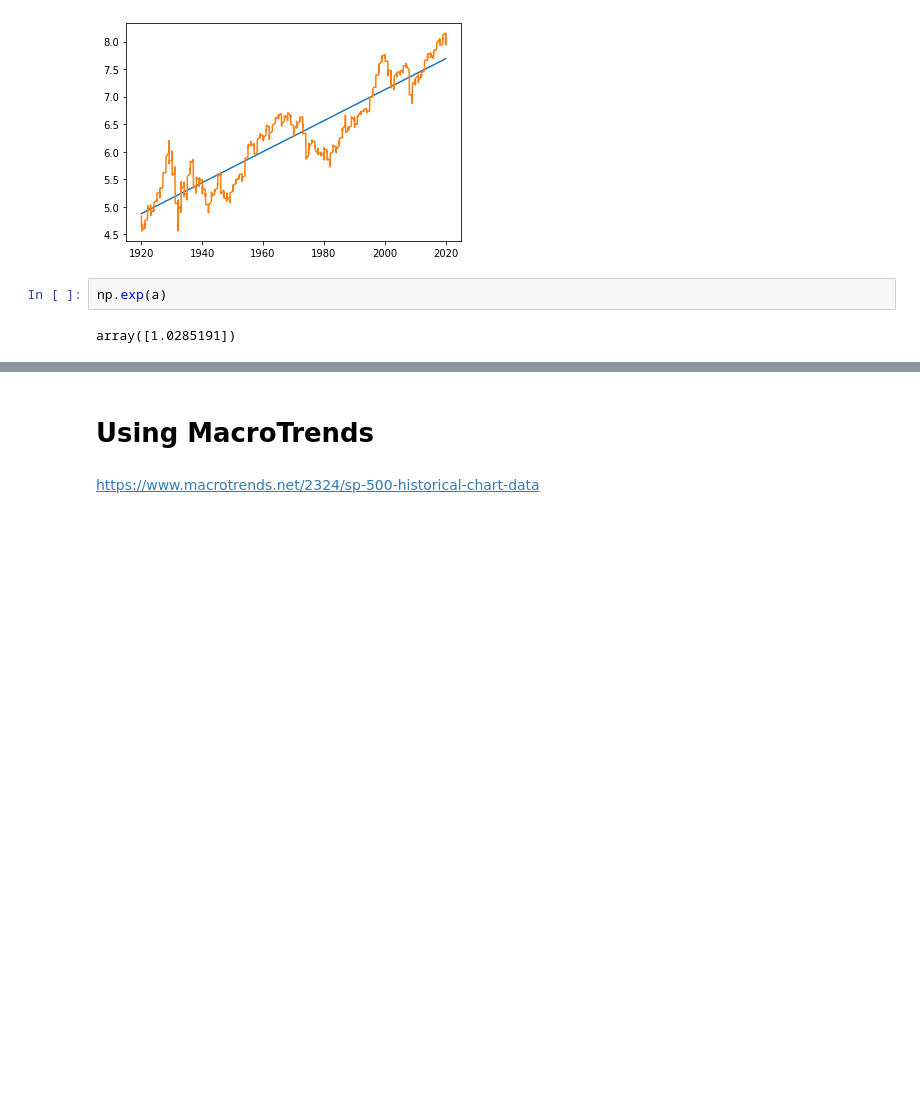
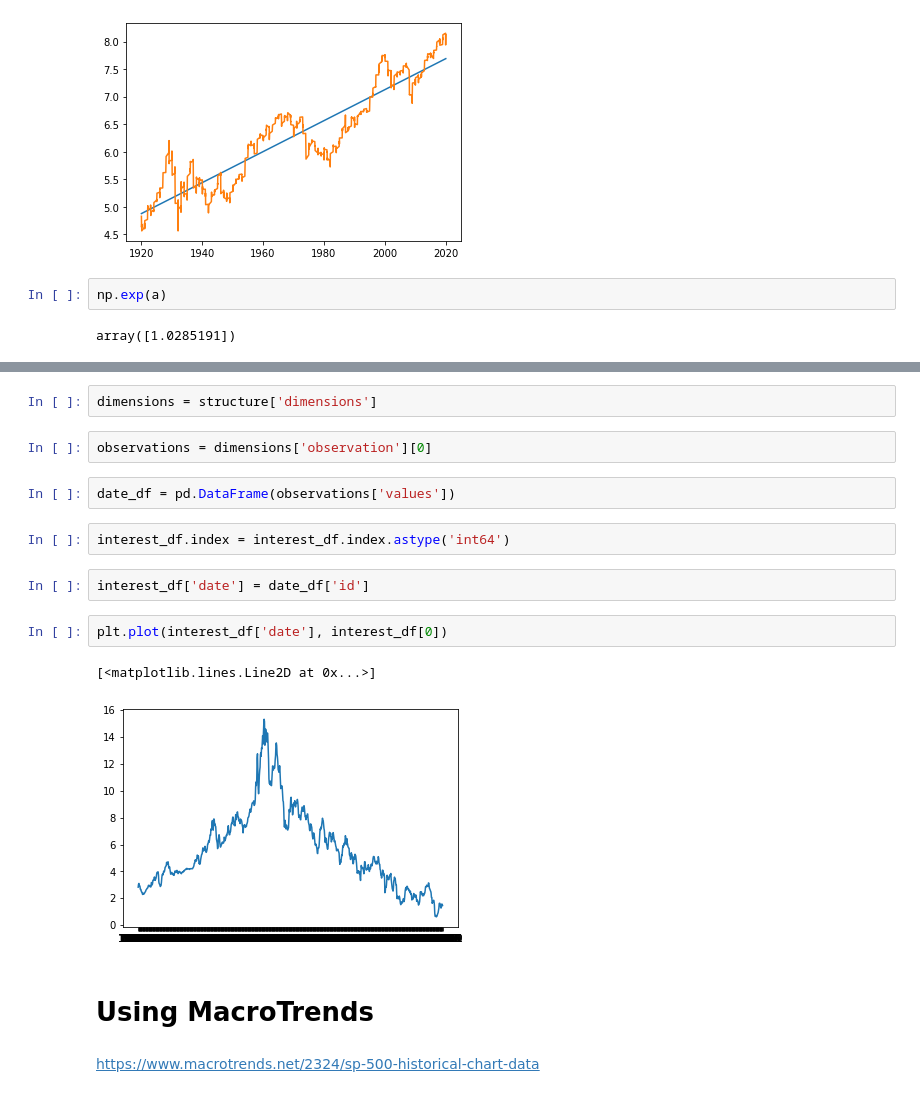
Before and after one commit to jvalansi/notebooks, a Jupyter notebook: S&P500.ipynb, the cells around one changed output, grey strips where cells are left out. Saved outputs shown, nothing was run; the diff lists cells and outputs as text; blank space fills up the shorter version.

```diff
--- a/S&P500.ipynb
+++ b/S&P500.ipynb
@@ -400,3 +438,18 @@ array([1.0285191])
+# %%
+dimensions = structure['dimensions']
+# %%
+observations = dimensions['observation'][0]
+# %%
+date_df = pd.DataFrame(observations['values'])
+# %%
+interest_df.index = interest_df.index.astype('int64')
+# %%
+interest_df['date'] = date_df['id']
+# %%
+plt.plot(interest_df['date'], interest_df[0])
+# %% [output]
+[<matplotlib.lines.Line2D at 0x...>]
+[figure, added]
 # %% [markdown]
 # Using MacroTrends
 # %% [markdown]
```
Also changed, not shown: parts of 25 cells of this notebook, 1 other file.
